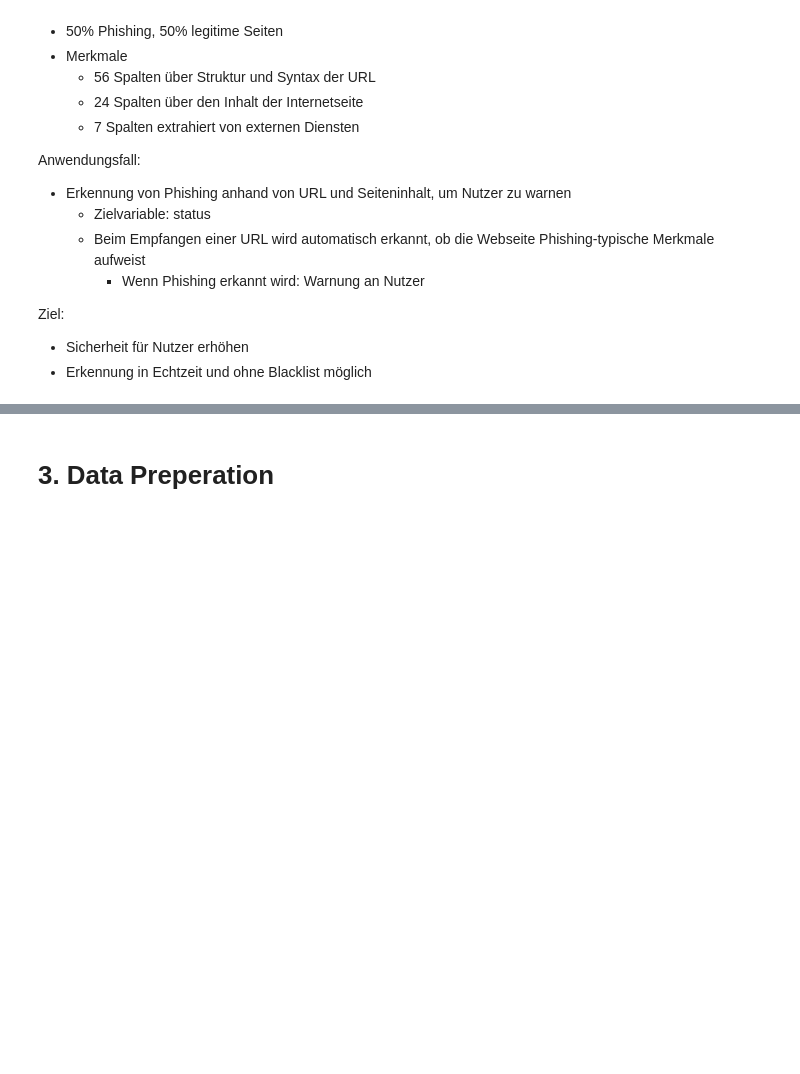
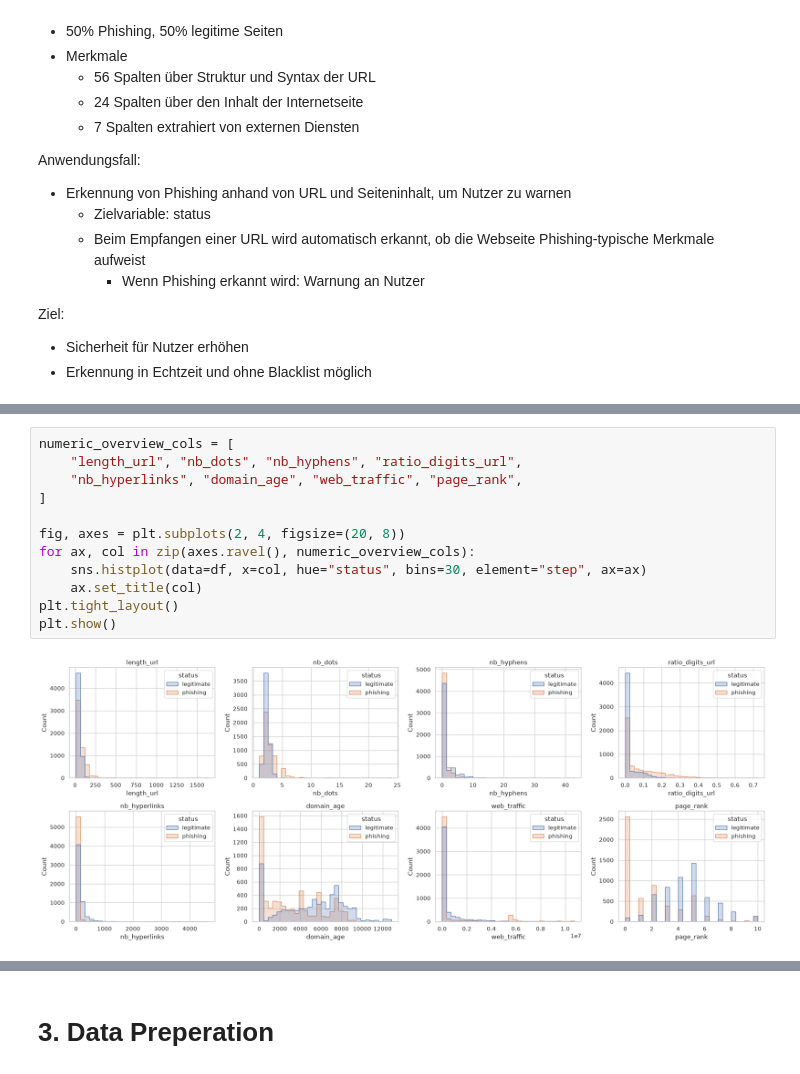
Before and after one commit to Henry210605/lecture-ai-basics, a Jupyter notebook: chapter/05_assessment/03_assessment/03_fishing_detection_analysis.ipynb, the cells around one changed output, grey strips where cells are left out. Saved outputs shown, nothing was run; the diff lists cells and outputs as text; blank space fills up the shorter version.

Commit message:
add Data Understanding and cleanup

```diff
--- a/chapter/05_assessment/03_assessment/03_fishing_detection_analysis.ipynb
+++ b/chapter/05_assessment/03_assessment/03_fishing_detection_analysis.ipynb
@@ -122,0 +99,14 @@ Name: proportion, dtype: float64
+# %%
+numeric_overview_cols = [
+    "length_url", "nb_dots", "nb_hyphens", "ratio_digits_url",
+    "nb_hyperlinks", "domain_age", "web_traffic", "page_rank",
+]
+
+fig, axes = plt.subplots(2, 4, figsize=(20, 8))
+for ax, col in zip(axes.ravel(), numeric_overview_cols):
+    sns.histplot(data=df, x=col, hue="status", bins=30, element="step", ax=ax)
+    ax.set_title(col)
+plt.tight_layout()
+plt.show()
+# %% [output]
+[figure, added]
```
Also changed, not shown: parts of 42 cells of this notebook.
